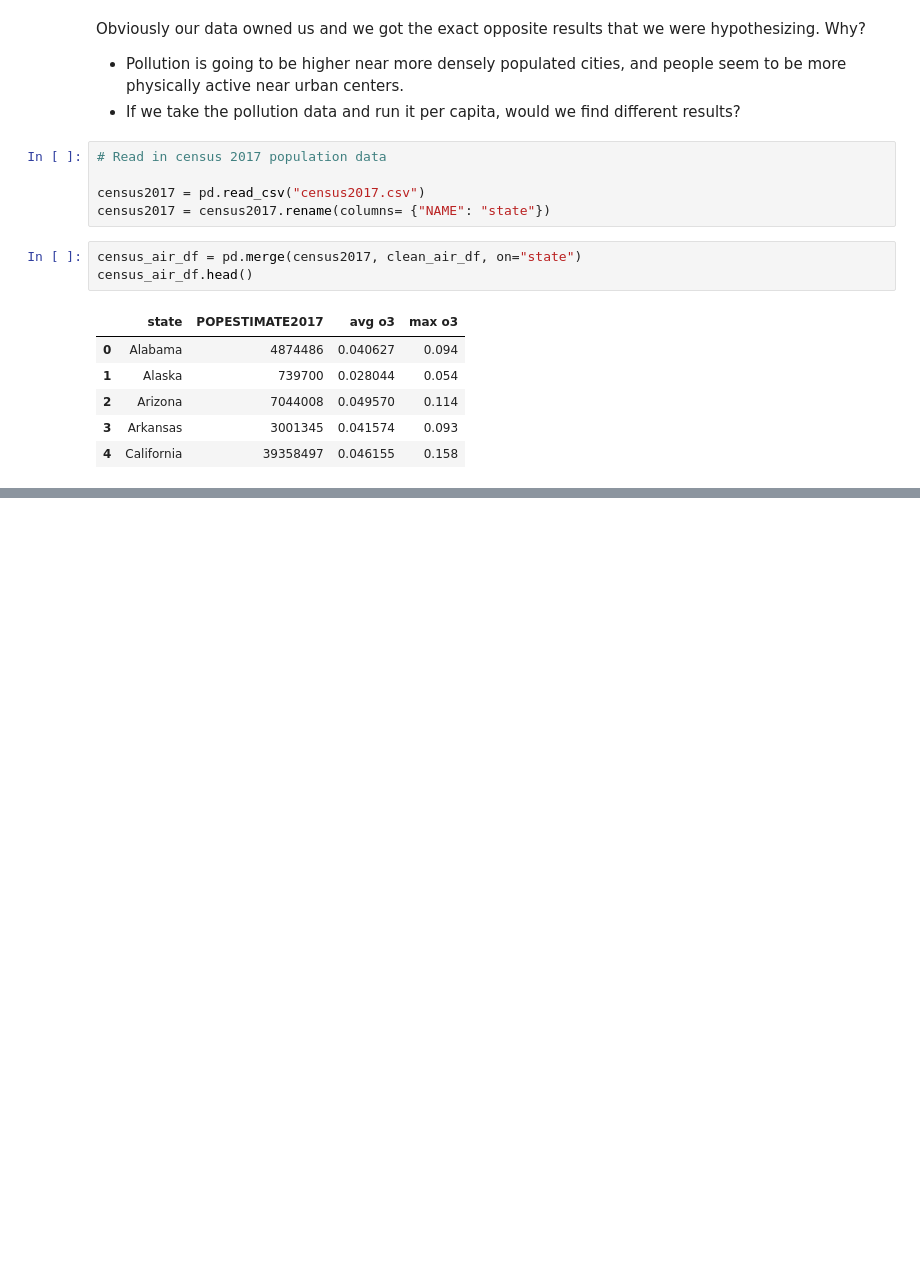
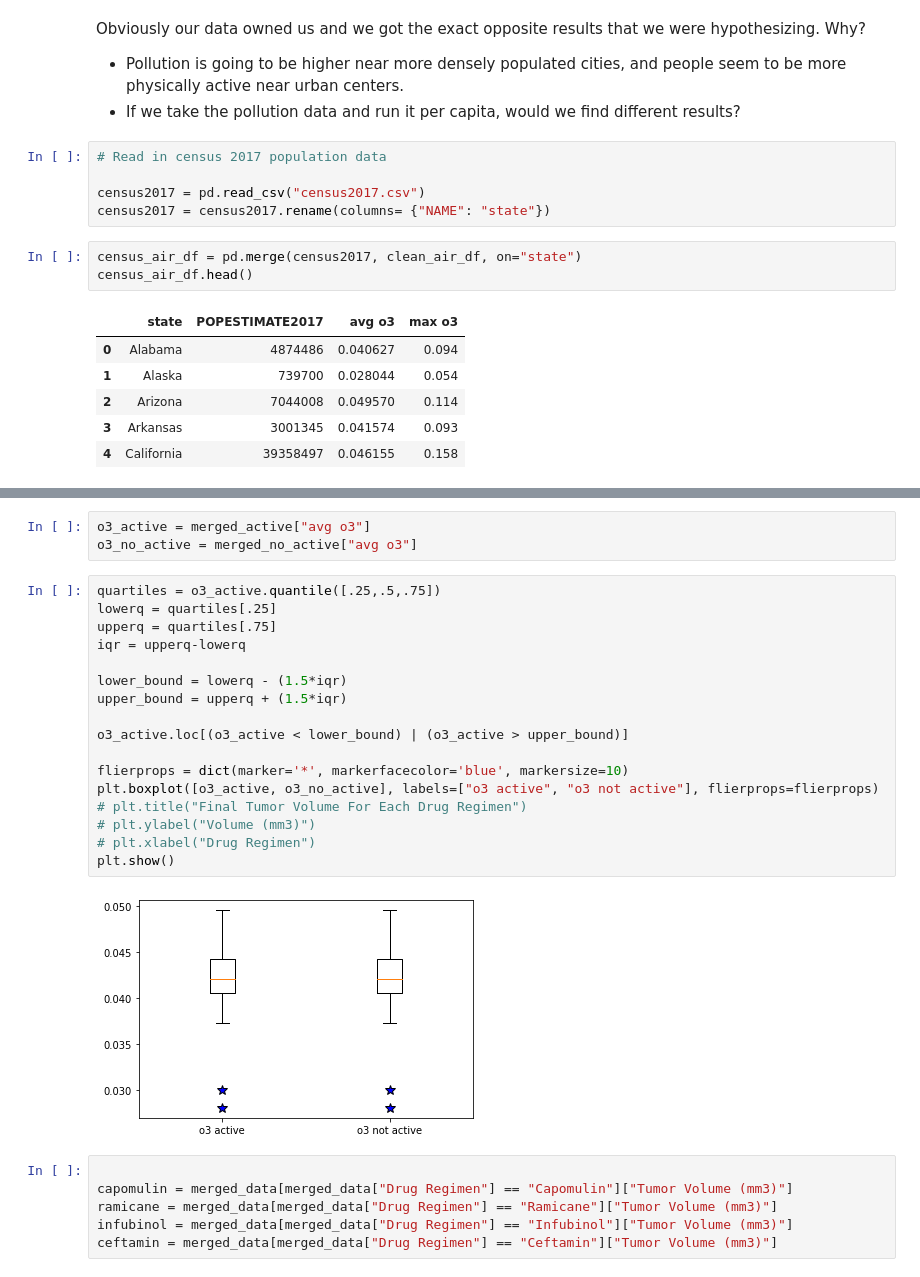
Before and after one commit to BrittLHeth/Project-1-API, a Jupyter notebook: Leah_o3_Final-.ipynb, the cells around one changed output, grey strips where cells are left out. Saved outputs shown, nothing was run; the diff lists cells and outputs as text; blank space fills up the shorter version.

```diff
--- a/Leah_o3_Final-.ipynb
+++ b/Leah_o3_Final-.ipynb
@@ -351,0 +402,28 @@ This data shows that states reporting lower max o3 levels per capita report high
+# %%
+o3_active = merged_active["avg o3"]
+o3_no_active = merged_no_active["avg o3"]
+# %%
+quartiles = o3_active.quantile([.25,.5,.75])
+lowerq = quartiles[.25]
+upperq = quartiles[.75]
+iqr = upperq-lowerq
+
+lower_bound = lowerq - (1.5*iqr)
+upper_bound = upperq + (1.5*iqr)
+
+o3_active.loc[(o3_active < lower_bound) | (o3_active > upper_bound)]
+
+flierprops = dict(marker='*', markerfacecolor='blue', markersize=10)
+plt.boxplot([o3_active, o3_no_active], labels=["o3 active", "o3 not active"], flierprops=flierprops)
+# plt.title("Final Tumor Volume For Each Drug Regimen")
+# plt.ylabel("Volume (mm3)")
+# plt.xlabel("Drug Regimen")
+plt.show()
+# %% [output]
+[figure, added]
+# %%
+
+capomulin = merged_data[merged_data["Drug Regimen"] == "Capomulin"]["Tumor Volume (mm3)"]
+ramicane = merged_data[merged_data["Drug Regimen"] == "Ramicane"]["Tumor Volume (mm3)"]
+infubinol = merged_data[merged_data["Drug Regimen"] == "Infubinol"]["Tumor Volume (mm3)"]
+ceftamin = merged_data[merged_data["Drug Regimen"] == "Ceftamin"]["Tumor Volume (mm3)"]
```
Also changed, not shown: parts of 12 cells of this notebook, 1 other file.
